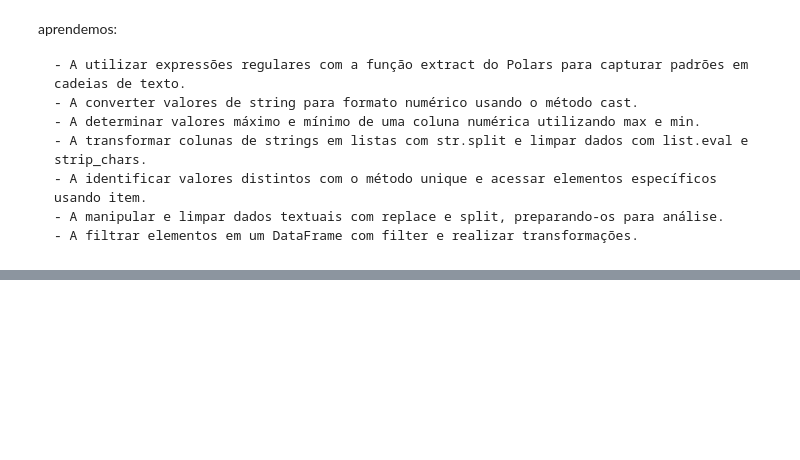
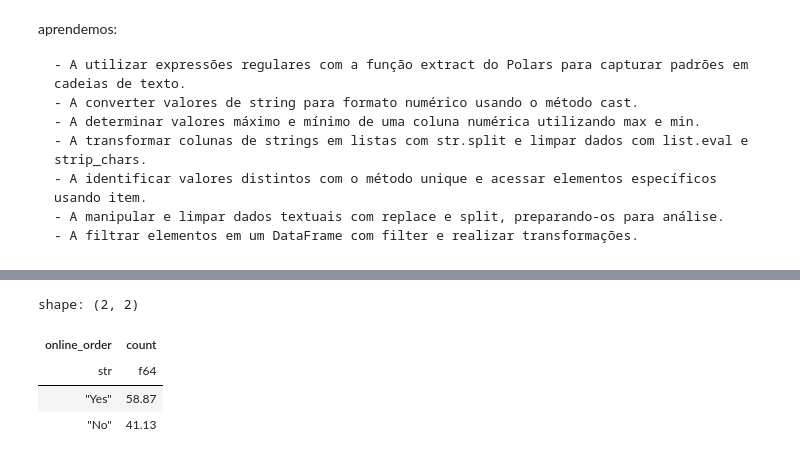
Before and after one commit to leandroclv/polars_alura, a Jupyter notebook: introducao.ipynb, the cells around one changed output, grey strips where cells are left out. Drawn from its saved outputs; the diff is of its cells as text; code cells hidden in the pictures; blank space fills up the shorter version.

```diff
--- a/introducao.ipynb
+++ b/introducao.ipynb
@@ -545,0 +573,12 @@ aprendemos:
+# %%
+restaurantes.select([
+    pl.col('online_order').value_counts()
+]).unnest('online_order').with_columns(
+    (pl.col('count')/total_registros * 100).round(2)
+)
+# %% [output]
+shape: (2, 2)
+| online_order | count |
+| str | f64 |
+| "Yes" | 58.87 |
+| "No" | 41.13 |
```
Also changed, not shown: parts of 6 cells of this notebook.
